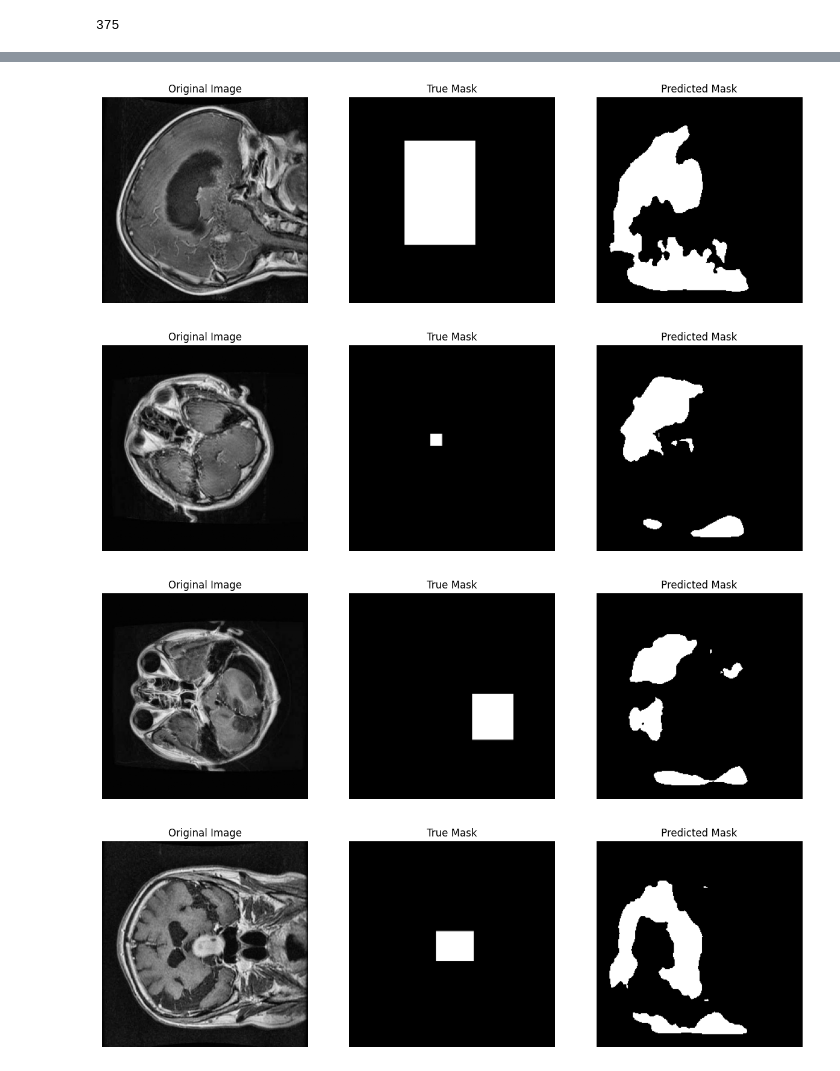
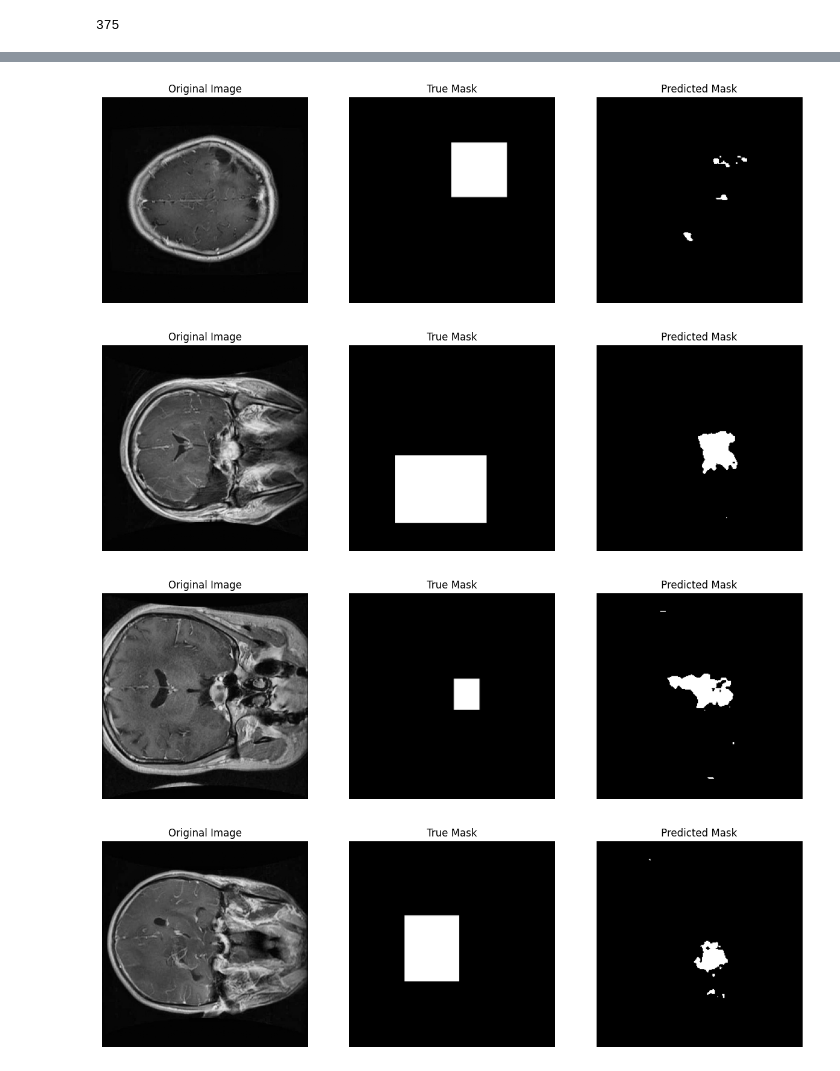
Before and after one commit to Omonsun/Brain-Tumor-Schematic-Segmentation, a Jupyter notebook: brain tumor detection (scematic segmentation).ipynb, the cells around one changed output, grey strips where cells are left out. Saved outputs shown, nothing was run; the diff lists cells and outputs as text; code cells hidden in the pictures.

```diff
--- a/brain tumor detection (scematic segmentation).ipynb
+++ b/brain tumor detection (scematic segmentation).ipynb
@@ -238,3 +217,4 @@ Epoch 10/10
 # %%
-#model.save("tumor.h5")
-tumor_model=keras.models.load_model("tumor.h5")
+tumor_model=keras.models.load_model("tumor.keras")
+#tumor_model.save("tumor.h5")
+final_model=keras.models.load_model("tumor.h5")
@@ -278,3 +221,40 @@ def visualize_predictions(model, dataset, num_samples=5, threshold=0.5):
+# %%
+import random
+import tensorflow as tf
+import matplotlib.pyplot as plt
+
+def visualize_predictions(model, dataset, num_samples=5, threshold=0.5):
+    # Extract a batch from dataset
+    for images, masks in dataset.take(3):  # Take a single batch
+        images_np = images.numpy()  # Convert to NumPy
+        masks_np = masks.numpy()  # Convert masks to NumPy
+
+    # Make predictions
+    predictions = model.predict(images_np)
+    binary_predictions = (predictions > threshold).astype('uint8')
+
+    # Select random samples from the batch
+    indices = random.sample(range(len(images_np)), min(num_samples, len(images_np)))
+
+    for i in indices:
+        plt.figure(figsize=(15, 5))
+
+        plt.subplot(1, 3, 1)
+        plt.imshow(images_np[i])
+        plt.title('Original Image')
+        plt.axis('off')
+
+        plt.subplot(1, 3, 2)
+        plt.imshow(masks_np[i].squeeze(), cmap='gray')
+        plt.title('True Mask')
+        plt.axis('off')
+
+        plt.subplot(1, 3, 3)
+        plt.imshow(binary_predictions[i].squeeze(), cmap='gray')
+        plt.title('Predicted Mask')
+        plt.axis('off')
+
+        plt.show()
 # %%
-visualize_predictions(tumor_model,test_dataset)
+visualize_predictions(final_model,test_dataset)
 # %% [output]
@@ -282,4 +262,4 @@ visualize_predictions(tumor_model,test_dataset)
-[figure, old version]
+[figure, new version]
-[figure, old version]
+[figure, new version]
-[figure, old version]
+[figure, new version]
-[figure, old version]
+[figure, new version]
```
Also changed, not shown: parts of 6 cells of this notebook.
